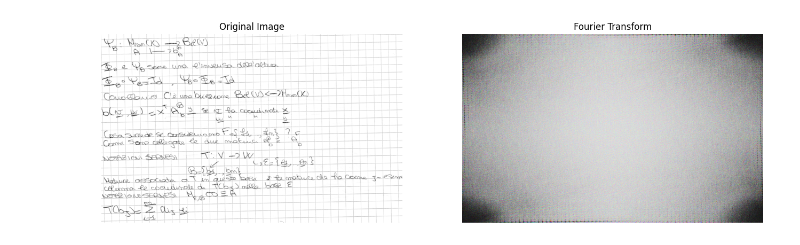
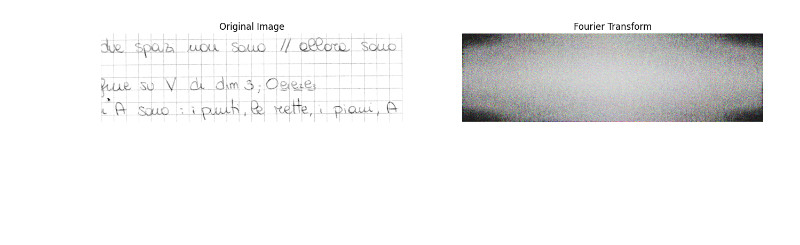
Before and after one commit to StefanoMagriniAlunno/MMATH_Thesis, a Jupyter notebook: data/console.ipynb, the cells around one changed output. Cells and saved outputs as stored; diff of their text form; code cells hidden in the pictures; blank space fills up the shorter version.

```diff
--- a/data/console.ipynb
+++ b/data/console.ipynb
@@ -13,37 +13,37 @@ def complex_to_rgb(c: torch.Tensor):
     return colorsys.hls_to_rgb(hue, light, saturation)
 # %%
 # leggo l'immagine
-image_path = 'db/cutted_set/Author4/Author4_0001_01.png'
+image_path = 'db/cutted_set/Author1/Author1_0025_02.png'
 
 # carico l'immagine e la passo a torch
 image = Image.open(image_path).convert('L')
 image_torch = torch.from_numpy(np.array(image)).to('cuda')
 image_torch_mean = image_torch.mean(dtype=torch.float32)
 image_torch = image_torch - image_torch_mean
 image_torch = image_torch / image_torch.var()**0.5
 
 # analisi di fourier usando fft2d
 image_fft = torch.fft.fft2(image_torch, norm='ortho').to('cpu')
 
 # devo ideare una scala di colore che dato un numero complesso mi dia un colore
 image_fft_rgb = torch.zeros(image_fft.shape + (3,))
 for i in range(image_fft.shape[0]):
     for j in range(image_fft.shape[1]):
         image_fft_rgb[i, j] = torch.tensor(complex_to_rgb(image_fft[i, j]))
 
 # visualizzo le due immagini a confronto in una grande figura
 plt.figure(figsize=(2*8, 1*8))
 plt.subplot(1, 2, 1)
 plt.imshow(image_torch.to('cpu'), cmap='gray')
 plt.axis('off')
 plt.title('Original Image')
 plt.subplot(1, 2, 2)
 plt.imshow(image_fft_rgb.to('cpu'), vmin=0, vmax=1)
 plt.axis('off')
 plt.title('Fourier Transform')
 plt.savefig('fft.png', dpi=600)
 # %% [output]
-[figure, old version]
+[figure, new version]
 # %%
 # rilevo i picchi di magnitudine
 p = 0.1/100  # percentile
```
Also changed, not shown: parts of 6 cells of this notebook, 12 other files.
